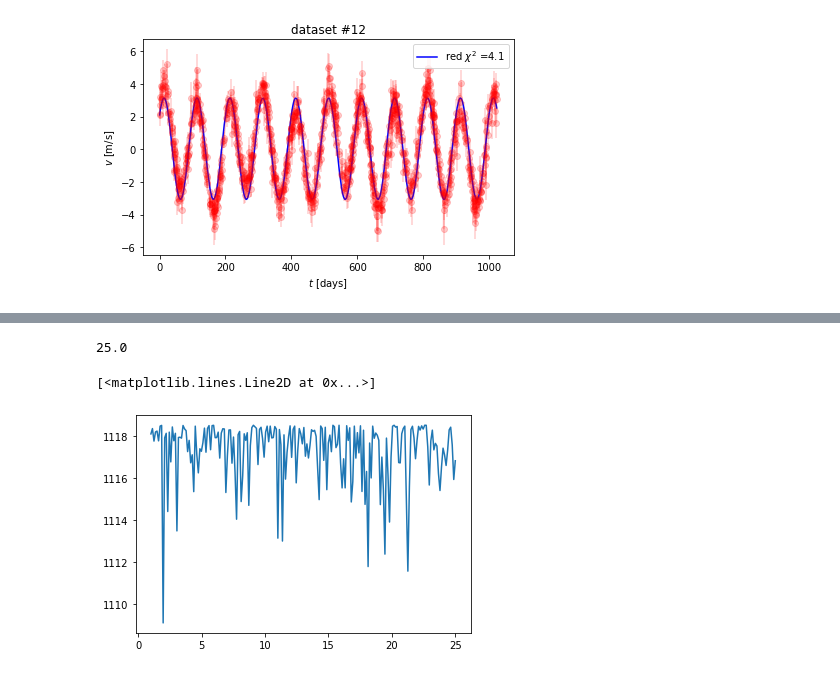
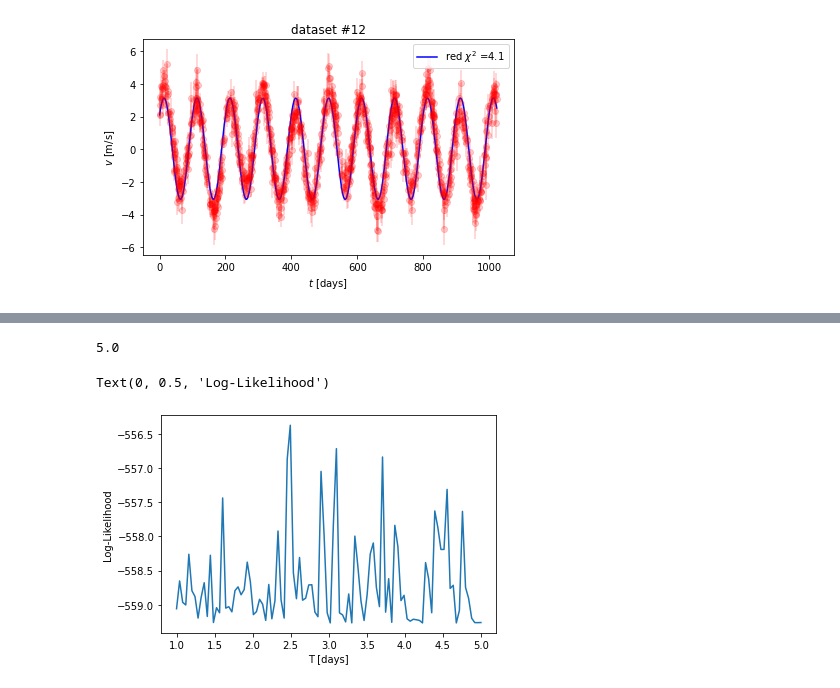
Before and after one commit to jabacousnac/Data-Science-for-Physics-Homework, a Jupyter notebook: pset02_Log_Likelihood_and_Nuisance.ipynb, the cells around one changed output, grey strips where cells are left out. Saved outputs shown, nothing was run; the diff lists cells and outputs as text; code cells hidden in the pictures.

```diff
--- a/pset02_Log_Likelihood_and_Nuisance.ipynb
+++ b/pset02_Log_Likelihood_and_Nuisance.ipynb
@@ -94,33 +94,35 @@ dictionary of form: (A1,A2,B), reduced chisq, log-likelihood
 # %%
 #Fitting in this manner would not work well. So let's do brute force.
 #we profile out the nuisance by calculating likelihood at different values of T_1, where T_1 in [0,200]
-T_list = np.linspace(1,25,200)
+T_list = np.linspace(1,5,100)
 #try it on first dataset.
 X_data = df[:,0]
 Y_data_err = df[:,1]
 Y_data = df[:,11]
 
-c = []
+likelihood = []
 for T1 in T_list:
     if T1%5 == 0:
         print(T1)
     #calc. chi_sq
     def chi_sq(params):
         A1, A2, B = 0.8646567313455039, -0.4572732376093302, 0.3724281382842254
         A3, A4 = params[0], params[1]
         y_fit = [A1*np.cos(2*np.pi*X_data[i]/T0) + A2*np.sin(2*np.pi*X_data[i]/T0) + B + \
                  A3*np.cos(2*np.pi*X_data[i]/T1) + A4*np.cos(2*np.pi*X_data[i]/T1) \
                  for i in range(len(X_data))]
         func_list = [(Y_data[i]-y_fit[i])**2/Y_data_err[i]**2 for i in range(len(X_data))]
         ans = np.sum(func_list)
         return ans
     LL_model = minimize(chi_sq, np.array([1,1]), method = 'SLSQP')
     A3, A4 = LL_model.x[0], LL_model.x[1]
-    c.append(chi_sq([A3, A4]))
+    likelihood.append(-1/2*chi_sq([A3, A4]))
 
 fig, ax = plt.subplots()
-ax.plot(T_list, c)
+ax.plot(T_list, likelihood)
+ax.set_xlabel('T [days]')
+ax.set_ylabel('Log-Likelihood')
 # %% [output]
-25.0
+5.0
-[<matplotlib.lines.Line2D at 0x...>]
+Text(0, 0.5, 'Log-Likelihood')
-[figure, old version]
+[figure, new version]
```
